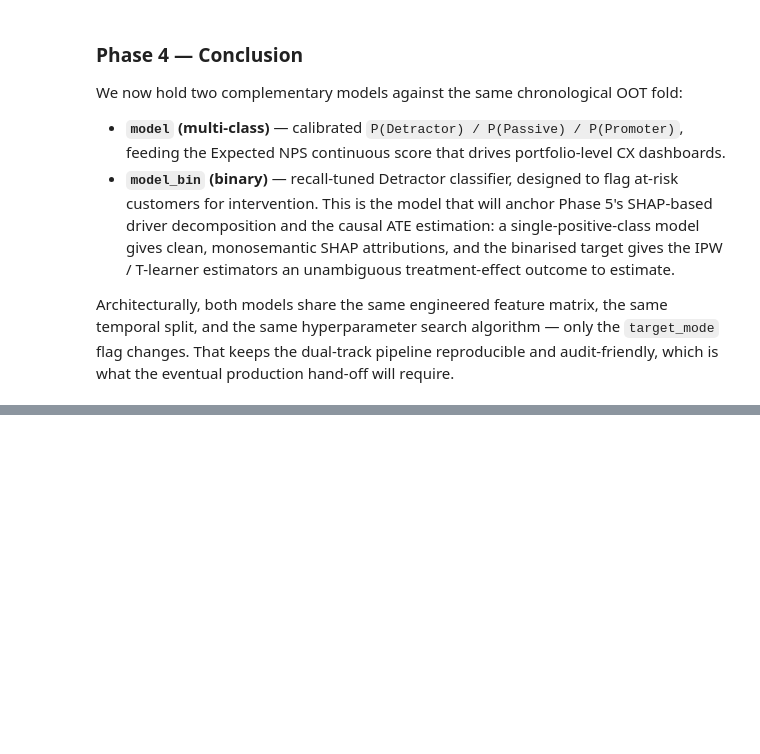
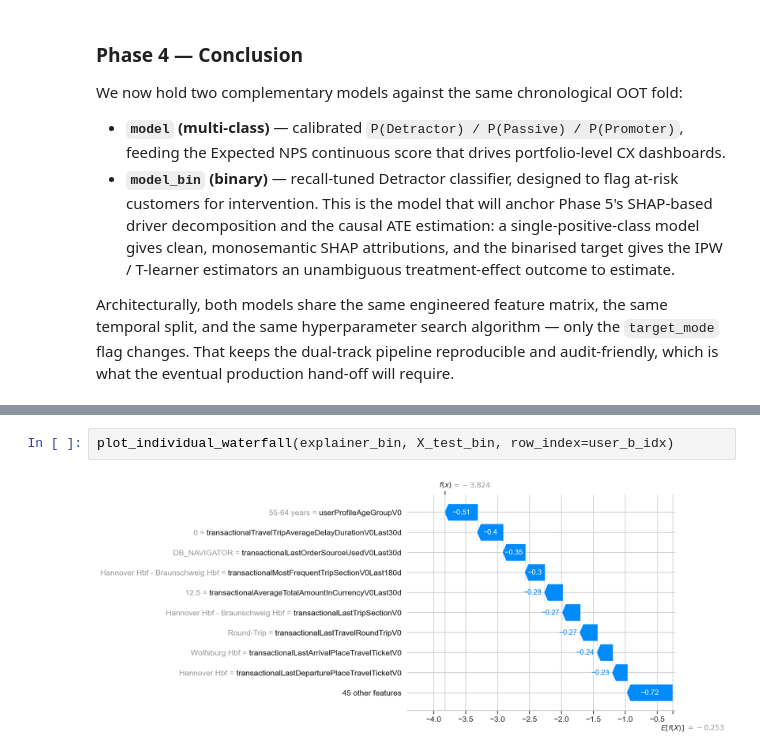
Before and after one commit to med-khalil-jabri/nps-drivers-analytics, a Jupyter notebook: notebooks/01_nps_hybrid_analysis.ipynb, the cells around one changed output, grey strips where cells are left out. Cells and saved outputs as stored; diff of their text form; blank space fills up the shorter version.

```diff
--- a/notebooks/01_nps_hybrid_analysis.ipynb
+++ b/notebooks/01_nps_hybrid_analysis.ipynb
@@ -1503,0 +1579,4 @@ Architecturally, both models share the same engineered feature matrix, the same
+# %%
+plot_individual_waterfall(explainer_bin, X_test_bin, row_index=user_b_idx)
+# %% [output]
+[figure, added]
```
Also changed, not shown: parts of 11 cells of this notebook, 2 other files.
